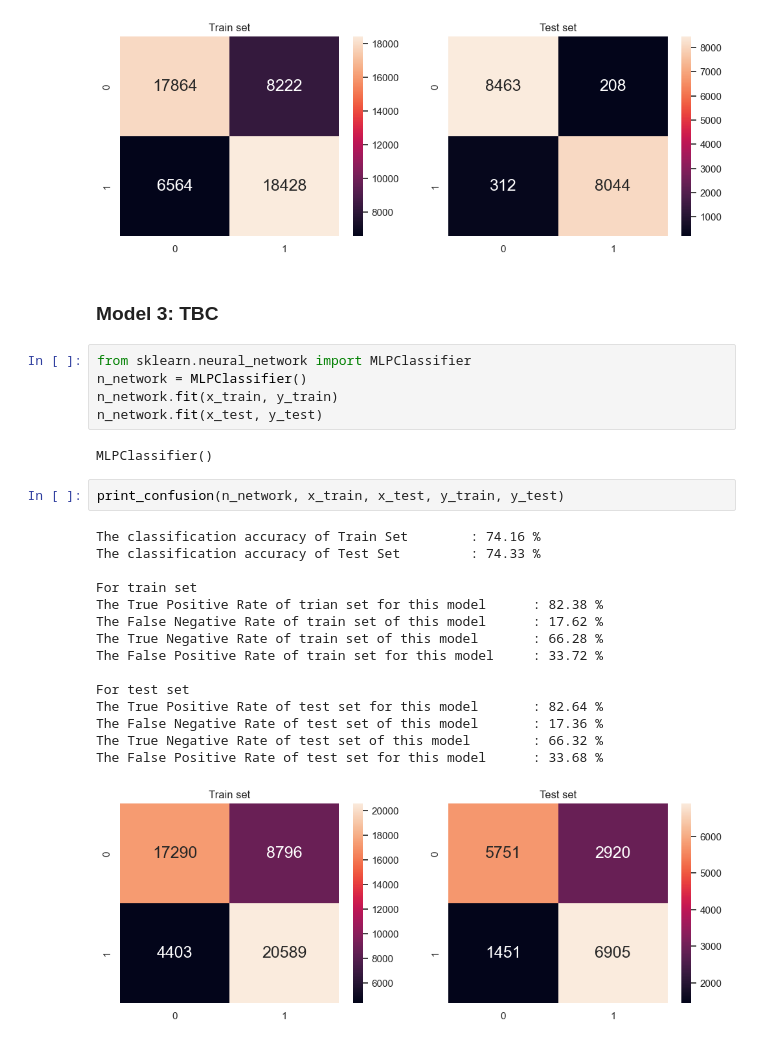
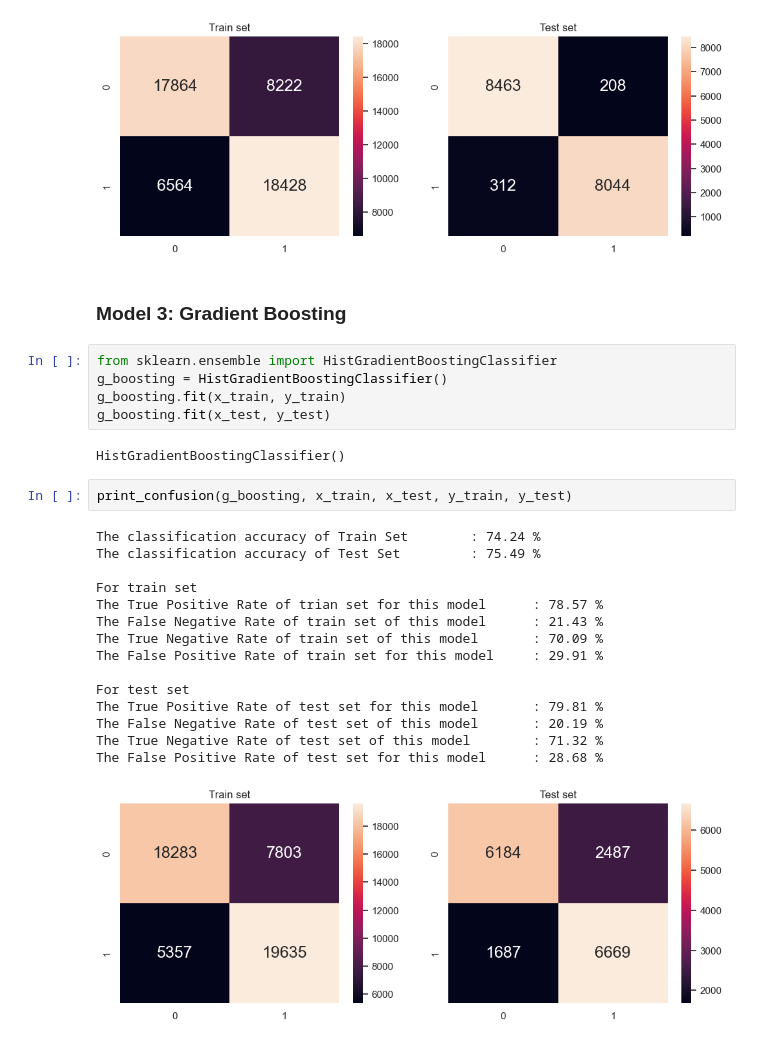
Before and after one commit to Paier05/SC1015-Mini-Project, a Jupyter notebook: Machine Learning.ipynb, the cells around one changed output. Cells and saved outputs as stored; diff of their text form.

Commit message:
Add model

```diff
--- a/Machine Learning.ipynb
+++ b/Machine Learning.ipynb
@@ -149,29 +149,29 @@ The True Negative Rate of test set of this model        : 97.6 %
 The False Positive Rate of test set for this model      : 2.4 %
 [figure]
 # %% [markdown]
-### Model 3: TBC
+### Model 3: Gradient Boosting
-# %%
-from sklearn.neural_network import MLPClassifier
-n_network = MLPClassifier()
-n_network.fit(x_train, y_train)
-n_network.fit(x_test, y_test)
-# %% [output]
-MLPClassifier()
-# %%
-print_confusion(n_network, x_train, x_test, y_train, y_test)
-# %% [output]
-The classification accuracy of Train Set        : 74.16 %
-The classification accuracy of Test Set         : 74.33 %
-
-For train set
-The True Positive Rate of trian set for this model      : 82.38 %
-The False Negative Rate of train set of this model      : 17.62 %
-The True Negative Rate of train set of this model       : 66.28 %
-The False Positive Rate of train set for this model     : 33.72 %
-
-For test set
-The True Positive Rate of test set for this model       : 82.64 %
-The False Negative Rate of test set of this model       : 17.36 %
-The True Negative Rate of test set of this model        : 66.32 %
-The False Positive Rate of test set for this model      : 33.68 %
-[figure, removed]
+# %%
+from sklearn.ensemble import HistGradientBoostingClassifier
+g_boosting = HistGradientBoostingClassifier()
+g_boosting.fit(x_train, y_train)
+g_boosting.fit(x_test, y_test)
+# %% [output]
+HistGradientBoostingClassifier()
+# %%
+print_confusion(g_boosting, x_train, x_test, y_train, y_test)
+# %% [output]
+The classification accuracy of Train Set        : 74.24 %
+The classification accuracy of Test Set         : 75.49 %
+
+For train set
+The True Positive Rate of trian set for this model      : 78.57 %
+The False Negative Rate of train set of this model      : 21.43 %
+The True Negative Rate of train set of this model       : 70.09 %
+The False Positive Rate of train set for this model     : 29.91 %
+
+For test set
+The True Positive Rate of test set for this model       : 79.81 %
+The False Negative Rate of test set of this model       : 20.19 %
+The True Negative Rate of test set of this model        : 71.32 %
+The False Positive Rate of test set for this model      : 28.68 %
+[figure, added]
```
